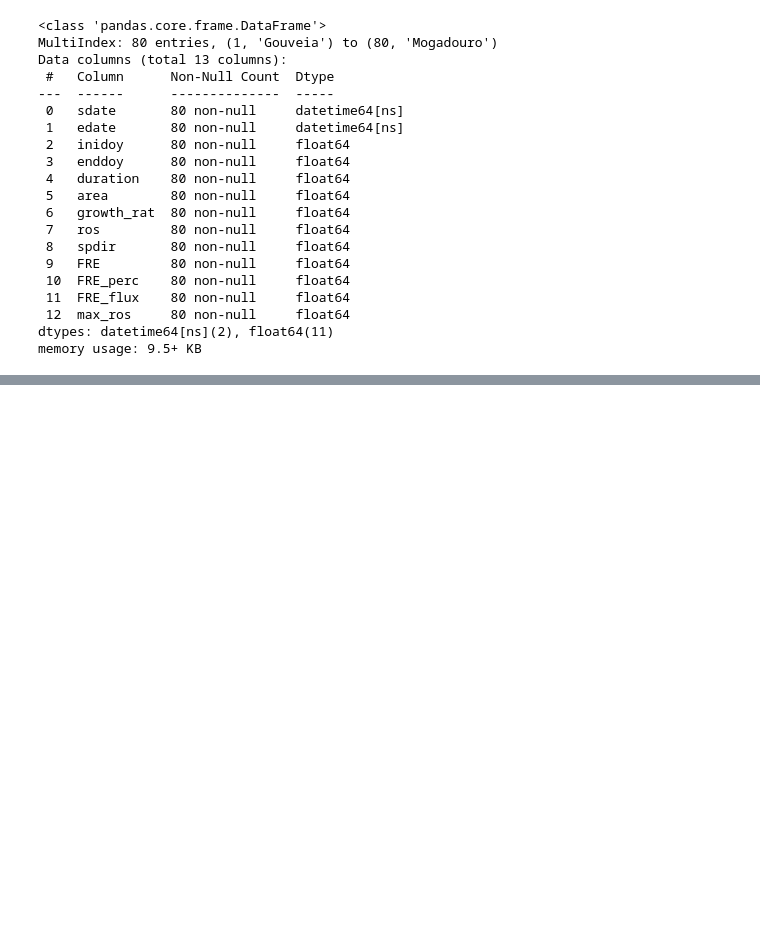
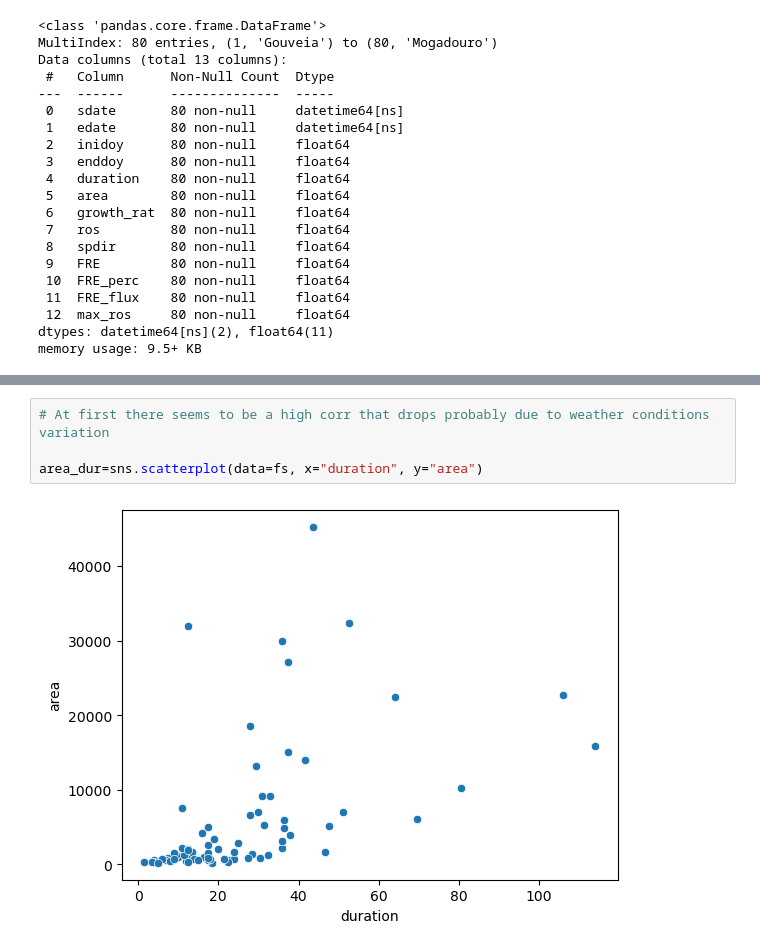
Before and after one commit to Lenavaz/DataScienceProj_WildfireAnalysis, a Jupyter notebook: Wildfire Project.ipynb, the cells around one changed output, grey strips where cells are left out. Drawn from its saved outputs; the diff is of its cells as text; blank space fills up the shorter version.

```diff
--- a/Wildfire Project.ipynb
+++ b/Wildfire Project.ipynb
@@ -315,0 +277,6 @@ fs.describe()
+# %%
+# At first there seems to be a high corr that drops probably due to weather conditions variation
+
+area_dur=sns.scatterplot(data=fs, x="duration", y="area")
+# %% [output]
+[figure, added]
```
Also changed, not shown: parts of 30 cells of this notebook, 1 other file.
